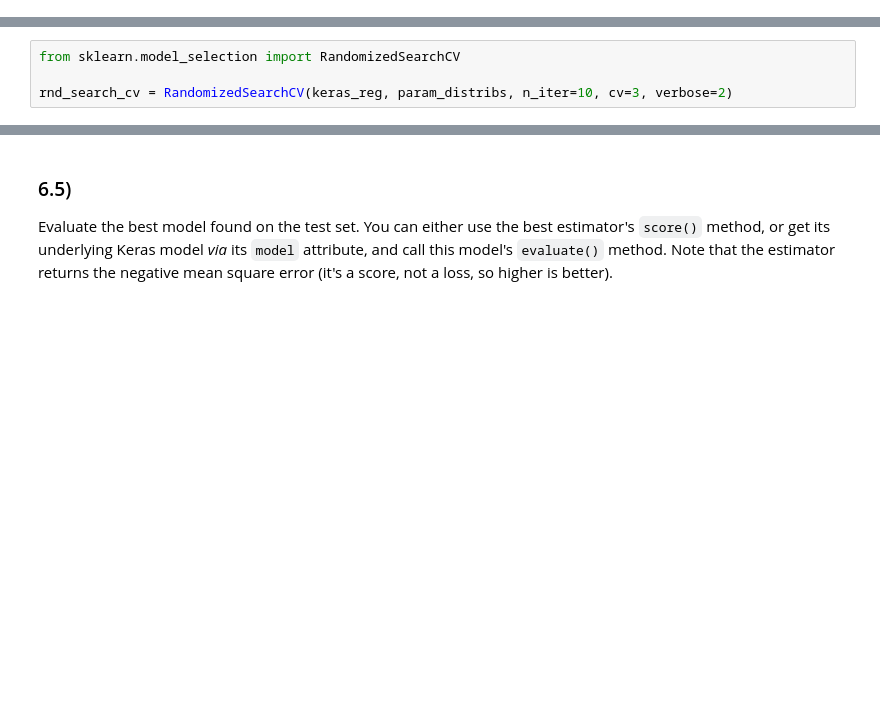
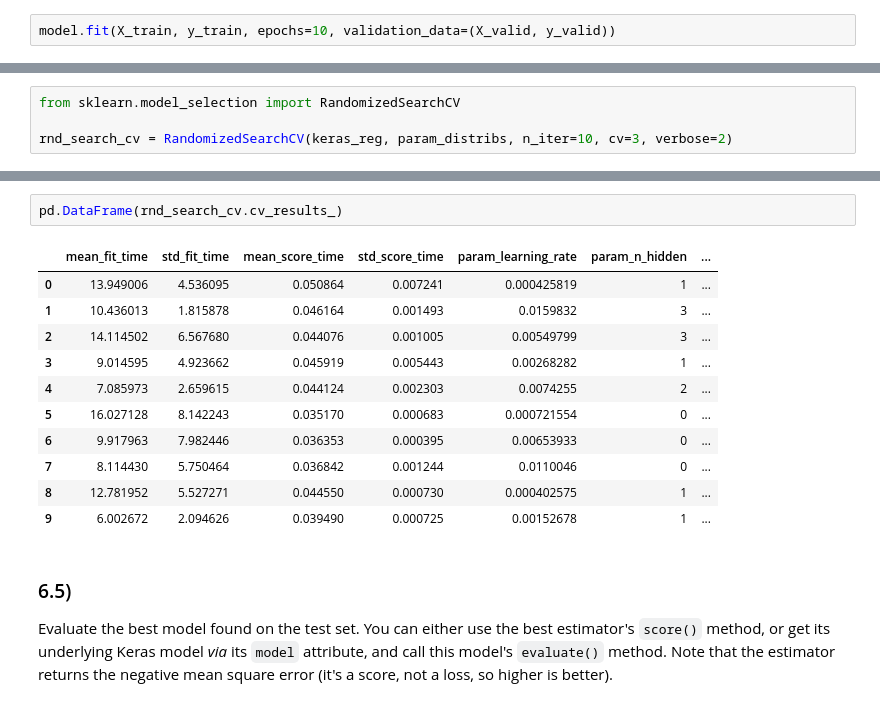
Before and after one commit to skyjiao/tf2_course, a Jupyter notebook: 01_neural_nets_with_keras.ipynb, the cells around one changed output, grey strips where cells are left out. Cells and saved outputs as stored; diff of their text form; blank space fills up the shorter version.

```diff
--- a/01_neural_nets_with_keras.ipynb
+++ b/01_neural_nets_with_keras.ipynb
@@ -162,3 +267,5 @@ Try running `pd.DataFrame(history.history).plot()` to plot the learning curves.
 # %% [markdown]
 ### 2.7)
 Try running `model.fit()` again, and notice that training continues where it left off.
+# %%
+model.fit(X_train, y_train, epochs=10, validation_data=(X_valid, y_valid))
@@ -611,3 +1048,17 @@ rnd_search_cv.best_estimator_
+# %%
+pd.DataFrame(rnd_search_cv.cv_results_)
+# %% [output]
+|  | mean_fit_time | std_fit_time | mean_score_time | std_score_time | param_learning_rate | param_n_hidden | ... |
+| 0 | 13.949006 | 4.536095 | 0.050864 | 0.007241 | 0.000425819 | 1 | ... |
+| 1 | 10.436013 | 1.815878 | 0.046164 | 0.001493 | 0.0159832 | 3 | ... |
+| 2 | 14.114502 | 6.567680 | 0.044076 | 0.001005 | 0.00549799 | 3 | ... |
+| 3 | 9.014595 | 4.923662 | 0.045919 | 0.005443 | 0.00268282 | 1 | ... |
+| 4 | 7.085973 | 2.659615 | 0.044124 | 0.002303 | 0.0074255 | 2 | ... |
+| 5 | 16.027128 | 8.142243 | 0.035170 | 0.000683 | 0.000721554 | 0 | ... |
+| 6 | 9.917963 | 7.982446 | 0.036353 | 0.000395 | 0.00653933 | 0 | ... |
+| 7 | 8.114430 | 5.750464 | 0.036842 | 0.001244 | 0.0110046 | 0 | ... |
+| 8 | 12.781952 | 5.527271 | 0.044550 | 0.000730 | 0.000402575 | 1 | ... |
+| 9 | 6.002672 | 2.094626 | 0.039490 | 0.000725 | 0.00152678 | 1 | ... |
 # %% [markdown]
 ### 6.5)
 Evaluate the best model found on the test set. You can either use the best estimator's `score()` method, or get its underlying Keras model *via* its `model` attribute, and call this model's `evaluate()` method. Note that the estimator returns the negative mean square error (it's a score, not a loss, so higher is better).
```
Also changed, not shown: parts of 78 cells of this notebook, 4 other files.
